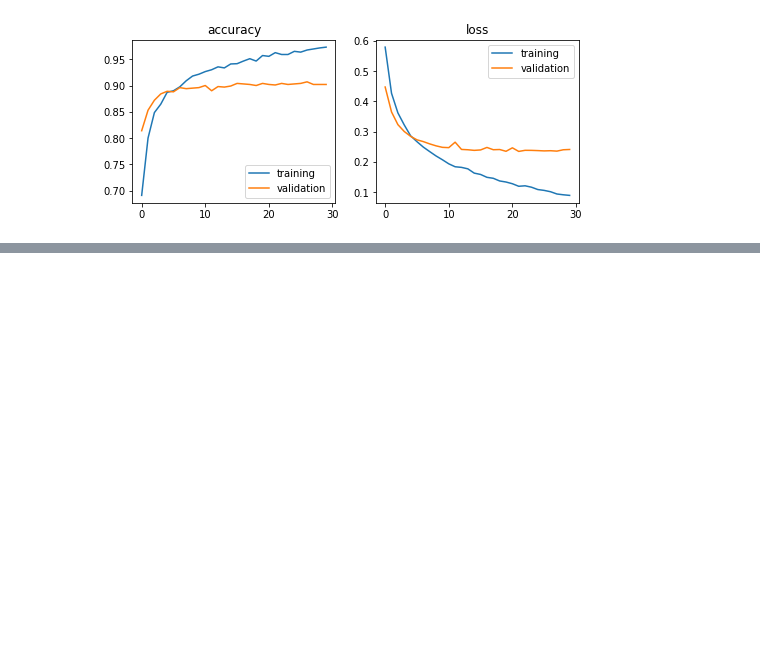
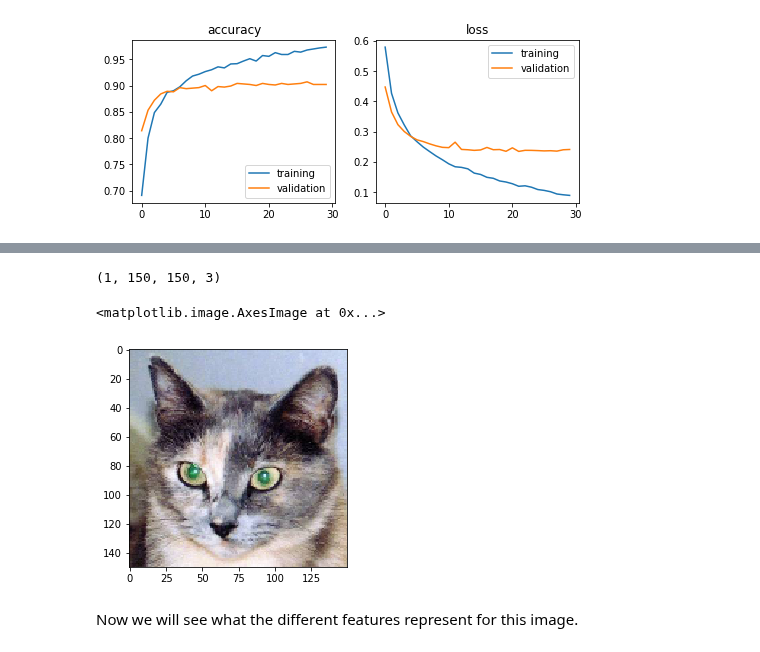
Before and after one commit to dtrad/geoml_course, a Jupyter notebook: CNN_Explained.ipynb, the cells around one changed output, grey strips where cells are left out. Saved outputs shown, nothing was run; the diff lists cells and outputs as text; code cells hidden in the pictures; blank space fills up the shorter version.

```diff
--- a/CNN_Explained.ipynb
+++ b/CNN_Explained.ipynb
@@ -496,0 +597,17 @@ Now we will instect feature maps.
+# %%
+img_path = '/home/dtrad/data/dogs-cats/cats_and_dogs_small/test/cats/cat.1700.jpg'
+# We preprocess the image into a 4D tensor
+from keras.preprocessing import image
+img = image.load_img(img_path, target_size=(150, 150))
+img_tensor = image.img_to_array(img)
+img_tensor = np.expand_dims(img_tensor, axis=0)
+# Remember that the model was trained on inputs with scaling
+img_tensor /= 255.
+print(img_tensor.shape)
+plt.imshow(img_tensor[0])
+# %% [output]
+(1, 150, 150, 3)
+<matplotlib.image.AxesImage at 0x...>
+[figure, added]
+# %% [markdown]
+Now we will see what the different features represent for this image.
```
Also changed, not shown: parts of 11 cells of this notebook.
